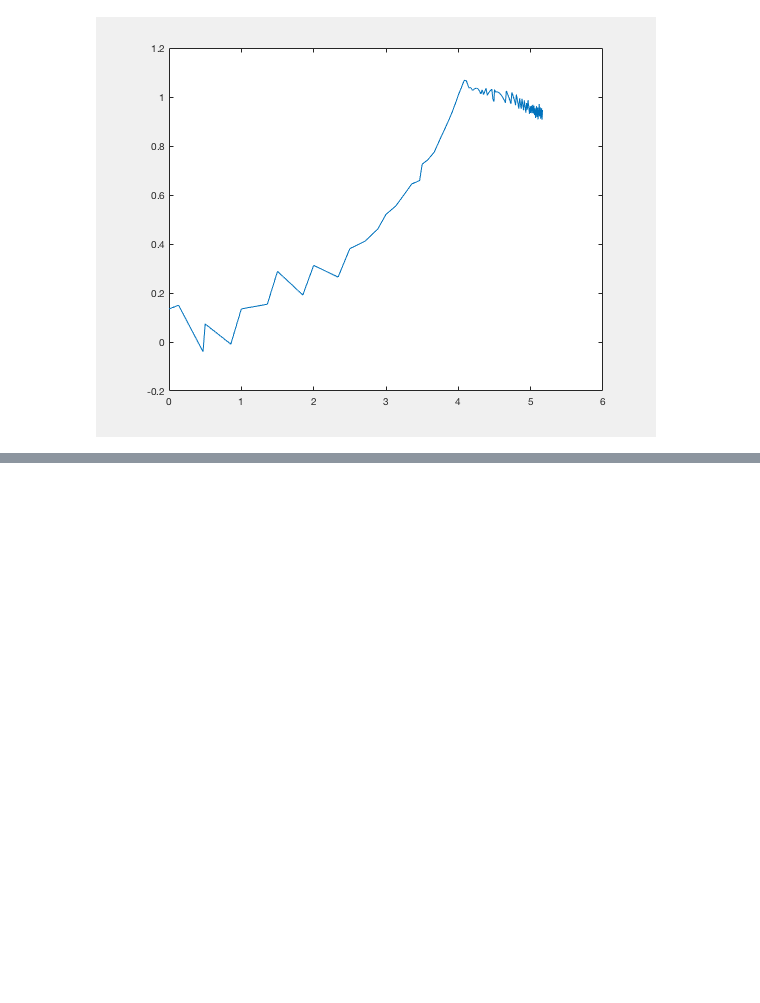
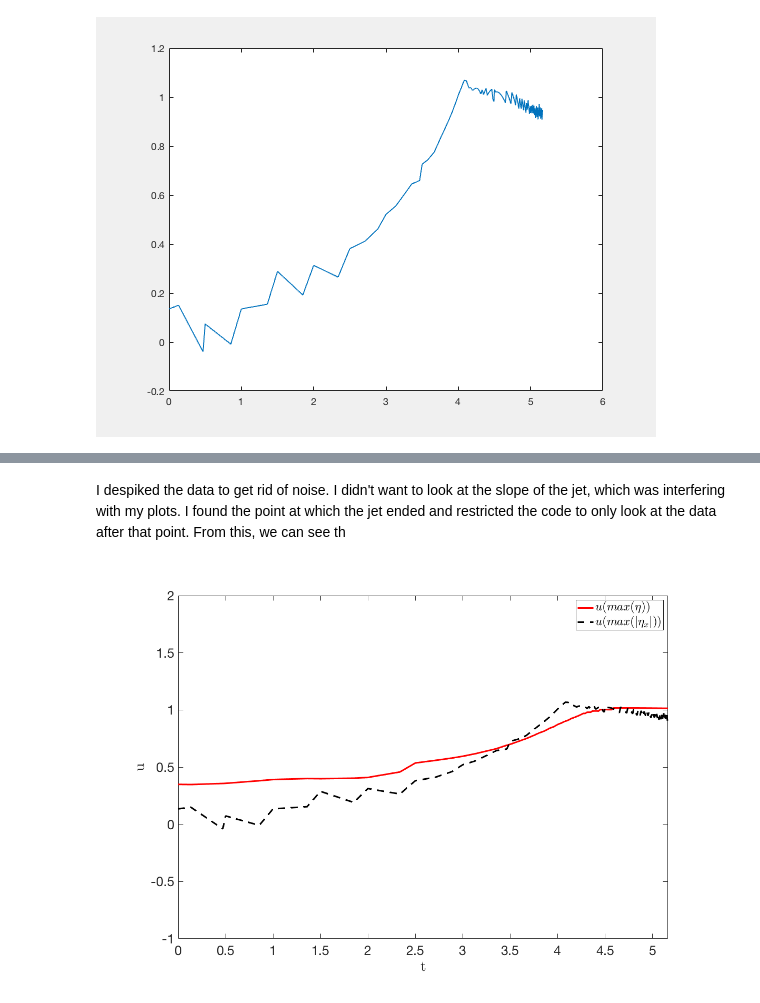
Before and after one commit to npizzo/particlekinematics, a Jupyter notebook: DLS_Particle Kinematics.ipynb, the cells around one changed output, grey strips where cells are left out. Drawn from its saved outputs; the diff is of its cells as text; code cells hidden in the pictures; blank space fills up the shorter version.

```diff
--- a/DLS_Particle Kinematics.ipynb
+++ b/DLS_Particle Kinematics.ipynb
@@ -1288,0 +1319,19 @@ plot(t,indx)
+# %% [markdown]
+I despiked the data to get rid of noise. I didn't want to look at the slope of the jet, which was interfering with my plots. I found the point at which the jet ended and restricted the code to only look at the data after that point. From this, we can see th
+# %%
+clf
+p1=plot(t,um,'r','linewidth',3);
+hold on
+p2=plot(t,usm2,'--k','linewidth',3);
+ylim([-1 2])
+xlim([0 max(t)])
+set(gca,'fontsize',25)
+xlabel('t','interpreter','latex')
+ylabel('u','interpreter','latex')
+set(gcf, 'Position',  [100, 100, 1200, 800])
+set(gcf,'color','w');
+l1=legend([p1 p2],'$u(max(\eta))$',...
+    '$u(max(|\eta_x|))$');
+set(l1,'interpreter','latex')
+# %% [output]
+[figure, added]
```
Also changed, not shown: parts of 7 cells of this notebook.
